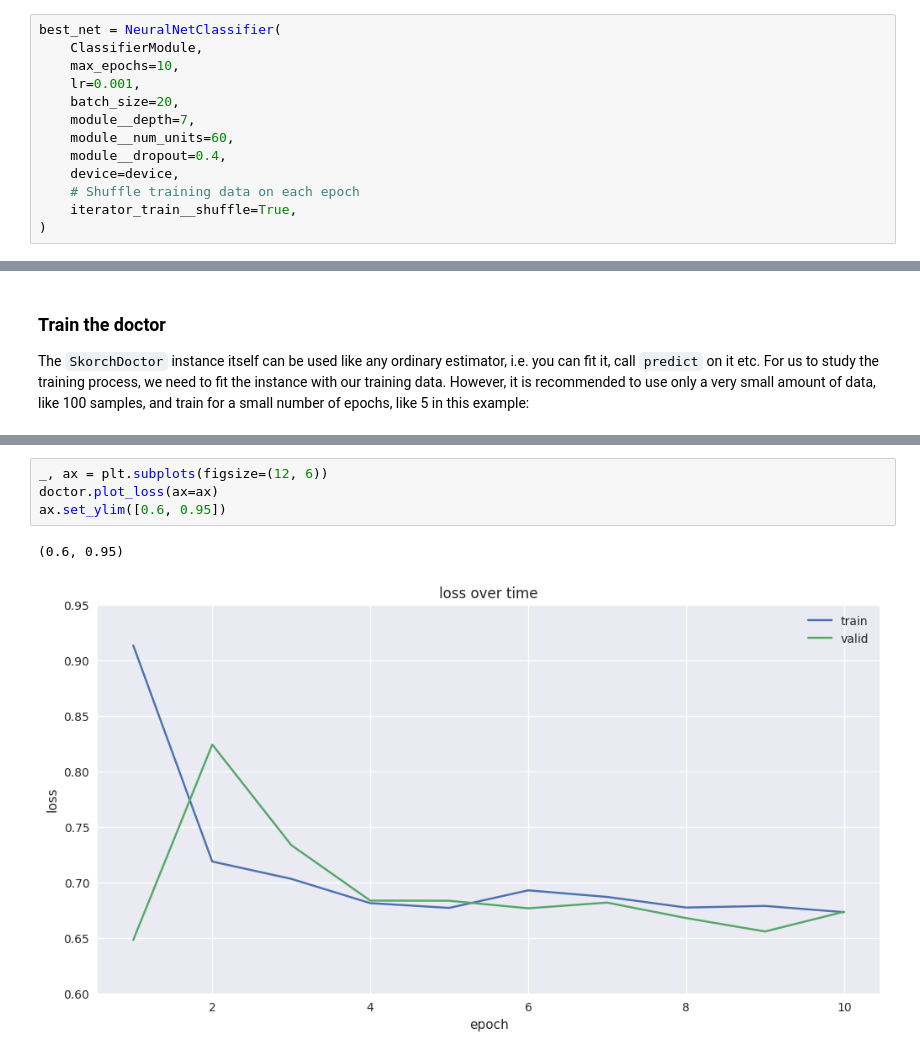
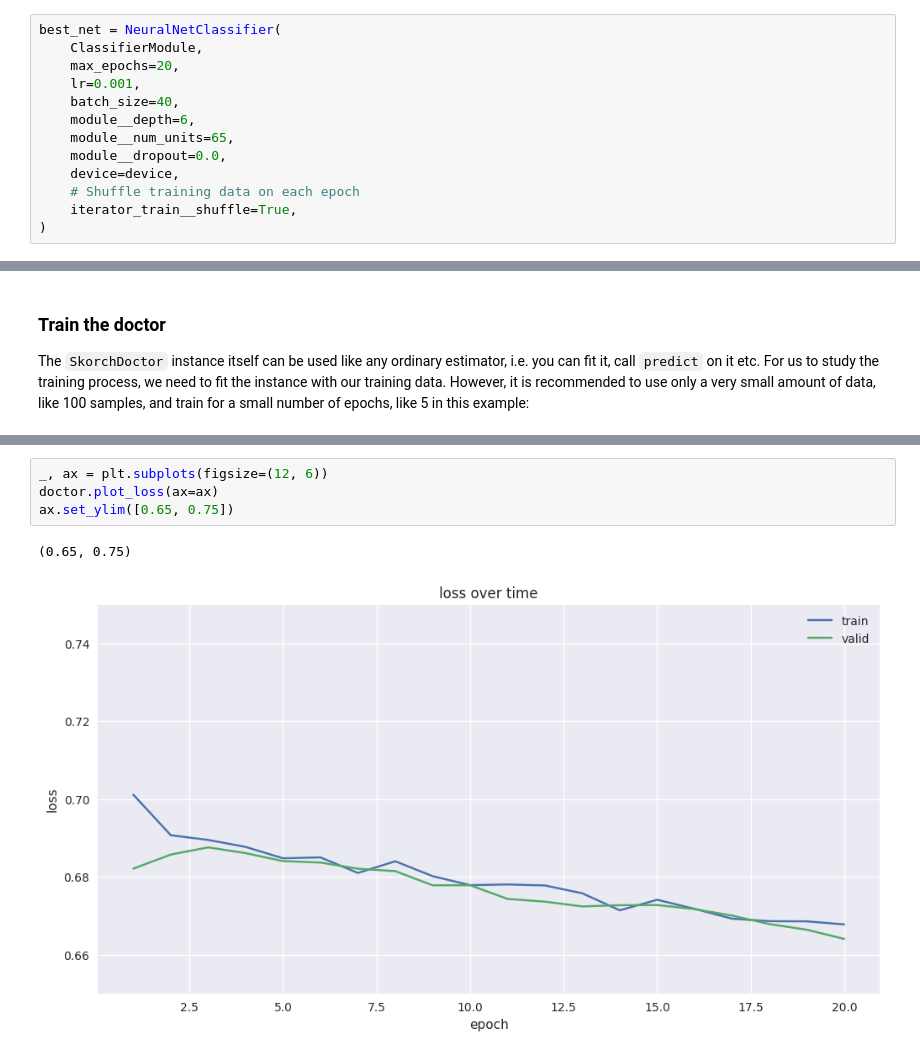
Before and after one commit to inflaton/Success-Indicators-of-Initial-Coin-Offerings, a Jupyter notebook: data_training/table_7-data_training_nn_gridsearch.ipynb, the cells around one changed output, grey strips where cells are left out. Saved outputs shown, nothing was run; the diff lists cells and outputs as text.

```diff
--- a/data_training/table_7-data_training_nn_gridsearch.ipynb
+++ b/data_training/table_7-data_training_nn_gridsearch.ipynb
@@ -251,12 +258,12 @@ best_params = {
 # %%
 best_net = NeuralNetClassifier(
     ClassifierModule,
-    max_epochs=10,
+    max_epochs=20,
     lr=0.001,
-    batch_size=20,
-    module__depth=7,
-    module__num_units=60,
-    module__dropout=0.4,
+    batch_size=40,
+    module__depth=6,
+    module__num_units=65,
+    module__dropout=0.0,
     device=device,
     # Shuffle training data on each epoch
     iterator_train__shuffle=True,
@@ -286,7 +298,7 @@ doctor.fit(X[:650], y[:650])
 # %%
 _, ax = plt.subplots(figsize=(12, 6))
 doctor.plot_loss(ax=ax)
-ax.set_ylim([0.6, 0.95])
+ax.set_ylim([0.65, 0.75])
 # %% [output]
-(0.6, 0.95)
+(0.65, 0.75)
-[figure, old version]
+[figure, new version]
```
Also changed, not shown: parts of 5 cells of this notebook.
